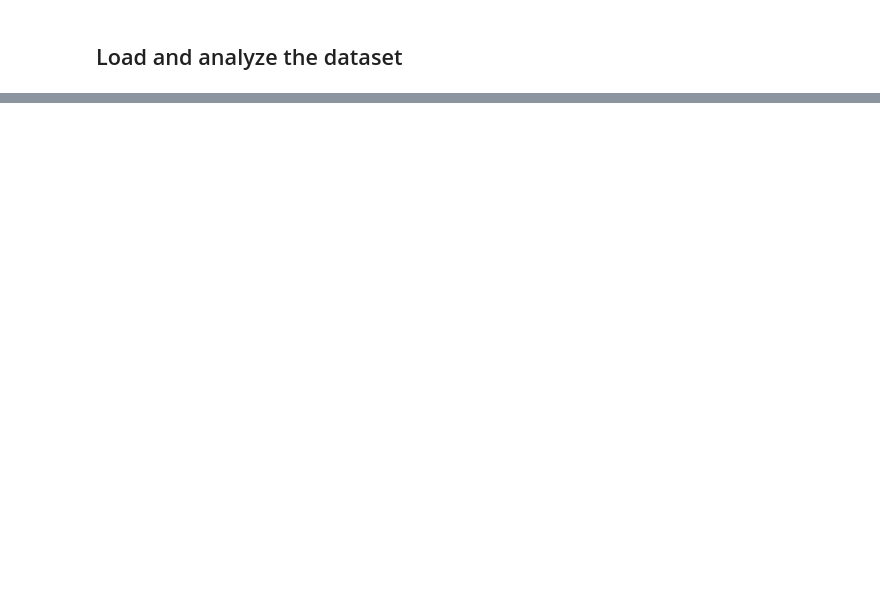
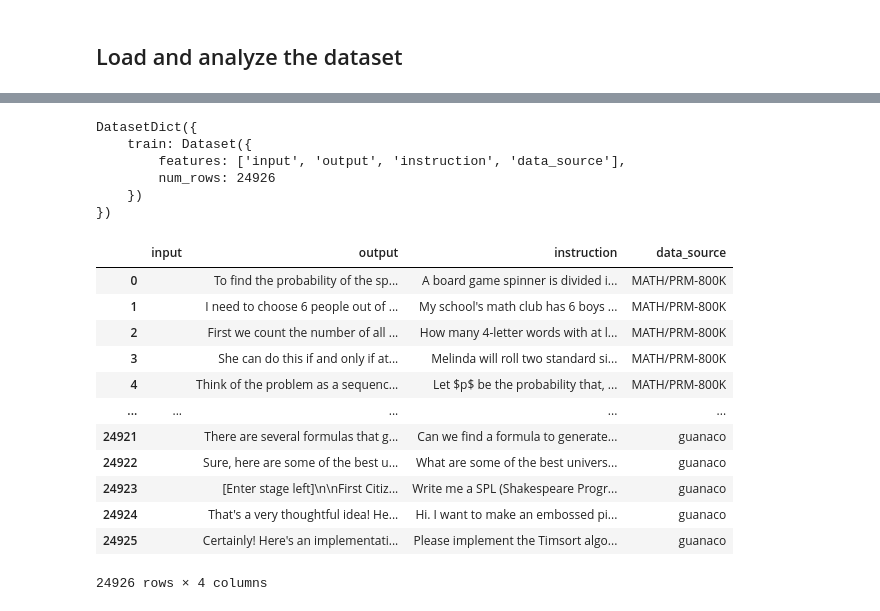
Before and after one commit to MohammedFarzin/Fine-tuning-llms, a Jupyter notebook: Fine_tuning_llm.ipynb, the cells around one changed output, grey strips where cells are left out. Cells and saved outputs as stored; diff of their text form; code cells hidden in the pictures; blank space fills up the shorter version.

```diff
--- a/Fine_tuning_llm.ipynb
+++ b/Fine_tuning_llm.ipynb
@@ -25,0 +30,29 @@ Successfully installed datasets-2.20.0 dill-0.3.8 faiss-gpu-1.7.2 multiprocess-0
+# %%
+# loading the dataset
+from datasets import load_dataset
+
+dataset = load_dataset("garage-bAInd/Open-Platypus")
+dataset
+# %% [output]
+DatasetDict({
+    train: Dataset({
+        features: ['input', 'output', 'instruction', 'data_source'],
+        num_rows: 24926
+    })
+})
+# %%
+dataset['train'].to_pandas()
+# %% [output]
+|  | input | output | instruction | data_source |
+| 0 |  | To find the probability of the sp... | A board game spinner is divided i... | MATH/PRM-800K |
+| 1 |  | I need to choose 6 people out of ... | My school's math club has 6 boys ... | MATH/PRM-800K |
+| 2 |  | First we count the number of all ... | How many 4-letter words with at l... | MATH/PRM-800K |
+| 3 |  | She can do this if and only if at... | Melinda will roll two standard si... | MATH/PRM-800K |
+| 4 |  | Think of the problem as a sequenc... | Let $p$ be the probability that, ... | MATH/PRM-800K |
+| ... | ... | ... | ... | ... |
+| 24921 |  | There are several formulas that g... | Can we find a formula to generate... | guanaco |
+| 24922 |  | Sure, here are some of the best u... | What are some of the best univers... | guanaco |
+| 24923 |  | [Enter stage left]\n\nFirst Citiz... | Write me a SPL (Shakespeare Progr... | guanaco |
+| 24924 |  | That's a very thoughtful idea! He... | Hi. I want to make an embossed pi... | guanaco |
+| 24925 |  | Certainly! Here's an implementati... | Please implement the Timsort algo... | guanaco |
+24926 rows × 4 columns
```
Also changed, not shown: parts of 8 cells of this notebook.
